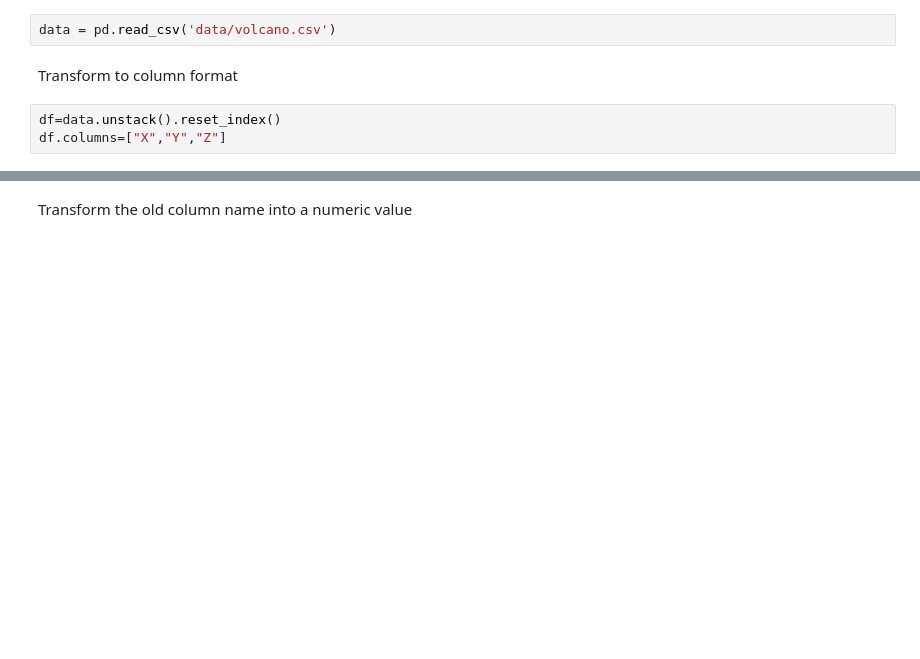
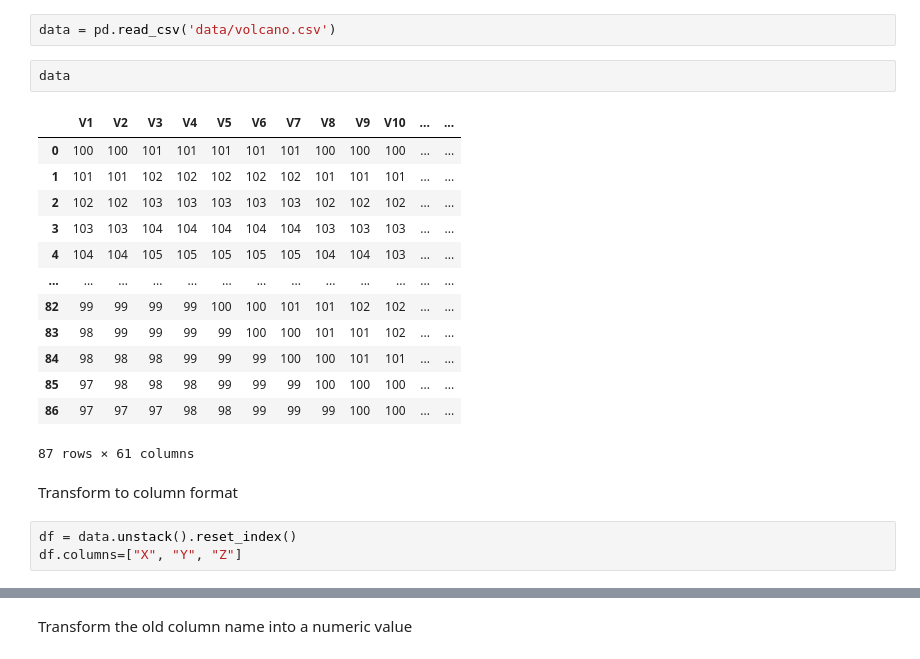
Before and after one commit to DataForScience/InteractiveViz, a Jupyter notebook: 2. matplotlib animations.ipynb, the cells around one changed output, grey strips where cells are left out. Saved outputs shown, nothing was run; the diff lists cells and outputs as text; blank space fills up the shorter version.

```diff
--- a/2. matplotlib animations.ipynb
+++ b/2. matplotlib animations.ipynb
@@ -82,8 +82,24 @@ display.display(html)
 Read the volcano data file
 # %%
 data = pd.read_csv('data/volcano.csv')
+# %%
+data
+# %% [output]
+|  | V1 | V2 | V3 | V4 | V5 | V6 | V7 | V8 | V9 | V10 | ... | ... |
+| 0 | 100 | 100 | 101 | 101 | 101 | 101 | 101 | 100 | 100 | 100 | ... | ... |
+| 1 | 101 | 101 | 102 | 102 | 102 | 102 | 102 | 101 | 101 | 101 | ... | ... |
+| 2 | 102 | 102 | 103 | 103 | 103 | 103 | 103 | 102 | 102 | 102 | ... | ... |
+| 3 | 103 | 103 | 104 | 104 | 104 | 104 | 104 | 103 | 103 | 103 | ... | ... |
+| 4 | 104 | 104 | 105 | 105 | 105 | 105 | 105 | 104 | 104 | 103 | ... | ... |
+| ... | ... | ... | ... | ... | ... | ... | ... | ... | ... | ... | ... | ... |
+| 82 | 99 | 99 | 99 | 99 | 100 | 100 | 101 | 101 | 102 | 102 | ... | ... |
+| 83 | 98 | 99 | 99 | 99 | 99 | 100 | 100 | 101 | 101 | 102 | ... | ... |
+| 84 | 98 | 98 | 98 | 99 | 99 | 99 | 100 | 100 | 101 | 101 | ... | ... |
+| 85 | 97 | 98 | 98 | 98 | 99 | 99 | 99 | 100 | 100 | 100 | ... | ... |
+| 86 | 97 | 97 | 97 | 98 | 98 | 99 | 99 | 99 | 100 | 100 | ... | ... |
+87 rows × 61 columns
 # %% [markdown]
 Transform to column format
 # %%
-df=data.unstack().reset_index()
-df.columns=["X","Y","Z"]
+df = data.unstack().reset_index()
+df.columns=["X", "Y", "Z"]
```
Also changed, not shown: parts of 8 cells of this notebook, 3 other files.
